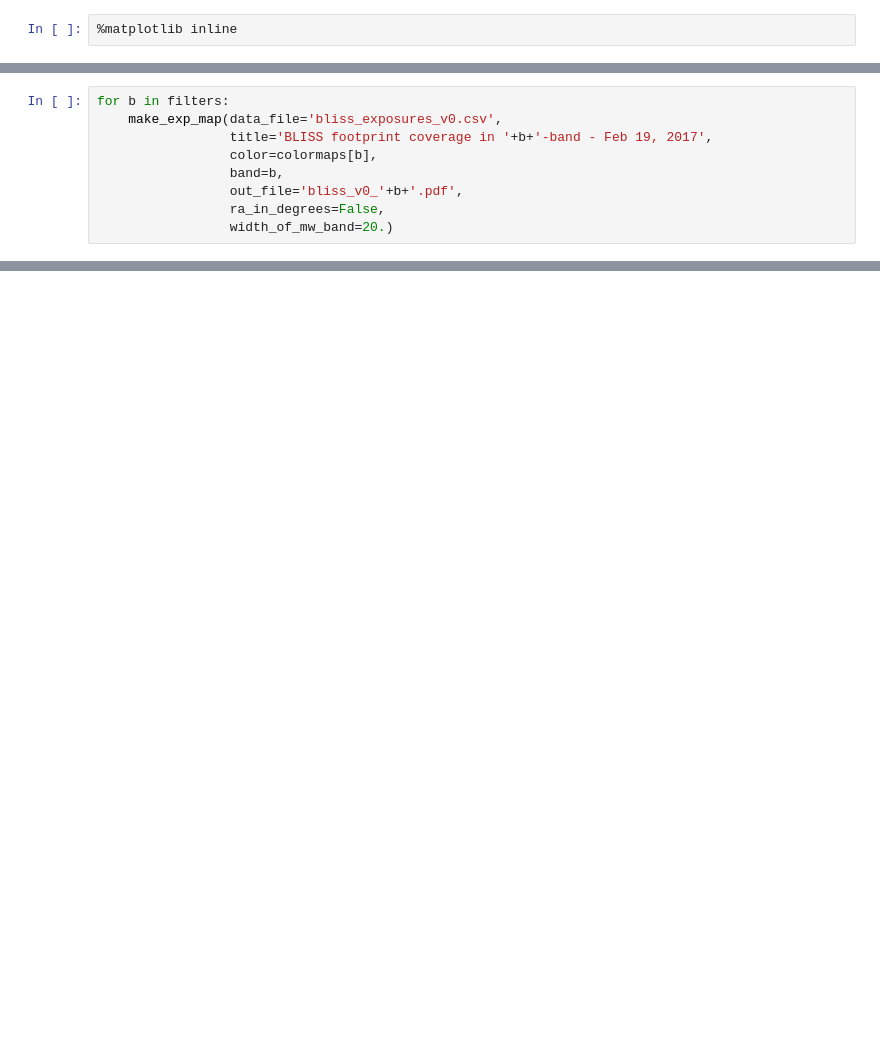
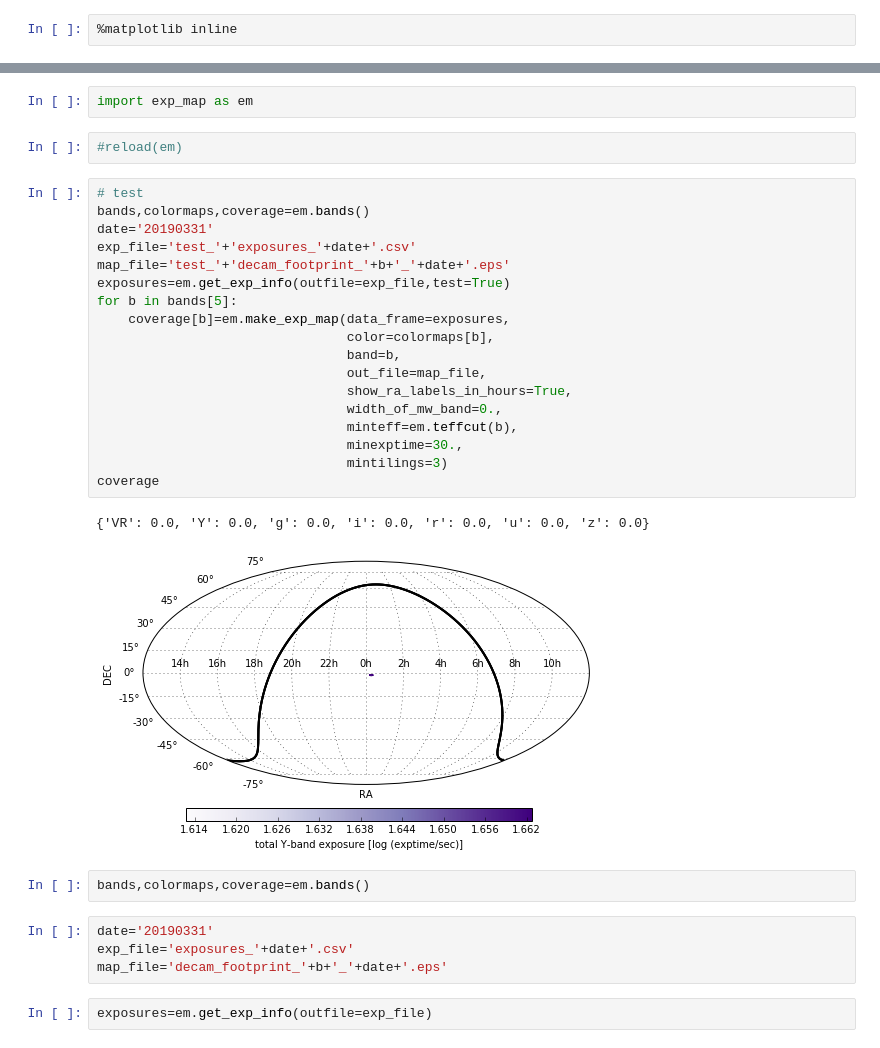
Before and after one commit to MariaElidaiana/footprint, a Jupyter notebook: plot_map.ipynb, the cells around one changed output, grey strips where cells are left out. Saved outputs shown, nothing was run; the diff lists cells and outputs as text; blank space fills up the shorter version.

Commit message:
add coverage fraction calculation

```diff
--- a/plot_map.ipynb
+++ b/plot_map.ipynb
@@ -109,9 +2,0 @@ def unlink_wrap(dat, lims=[-np.pi, np.pi], thresh = 0.95):
-# %%
-for b in filters:
-    make_exp_map(data_file='bliss_exposures_v0.csv',
-                 title='BLISS footprint coverage in '+b+'-band - Feb 19, 2017',
-                 color=colormaps[b],
-                 band=b,
-                 out_file='bliss_v0_'+b+'.pdf',
-                 ra_in_degrees=False,
-                 width_of_mw_band=20.)
@@ -123,0 +3,33 @@ for b in filters:
+# %%
+import exp_map as em
+# %%
+#reload(em)
+# %%
+# test
+bands,colormaps,coverage=em.bands()
+date='20190331'
+exp_file='test_'+'exposures_'+date+'.csv'
+map_file='test_'+'decam_footprint_'+b+'_'+date+'.eps'
+exposures=em.get_exp_info(outfile=exp_file,test=True)
+for b in bands[5]:
+    coverage[b]=em.make_exp_map(data_frame=exposures,
+                                color=colormaps[b],
+                                band=b,
+                                out_file=map_file,
+                                show_ra_labels_in_hours=True,
+                                width_of_mw_band=0.,
+                                minteff=em.teffcut(b),
+                                minexptime=30.,
+                                mintilings=3)
+coverage
+# %% [output]
+{'VR': 0.0, 'Y': 0.0, 'g': 0.0, 'i': 0.0, 'r': 0.0, 'u': 0.0, 'z': 0.0}
+[figure, added]
+# %%
+bands,colormaps,coverage=em.bands()
+# %%
+date='20190331'
+exp_file='exposures_'+date+'.csv'
+map_file='decam_footprint_'+b+'_'+date+'.eps'
+# %%
+exposures=em.get_exp_info(outfile=exp_file)
```
Also changed, not shown: parts of 11 cells of this notebook, 4 other files.
